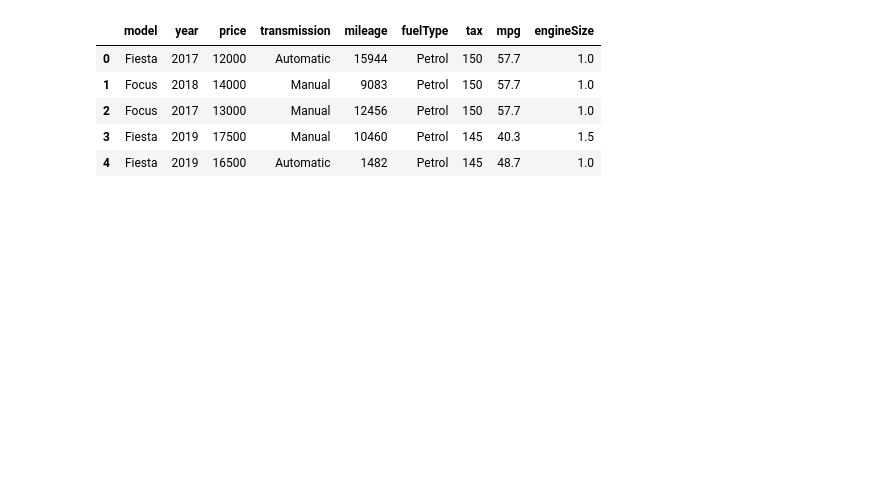
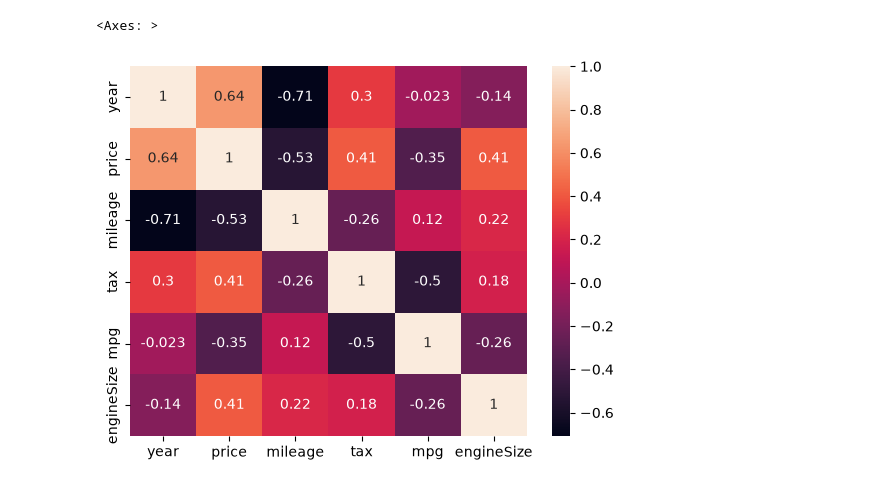
Before and after one commit to harshalk2022/Ford_Car_Price_Prediction, a Jupyter notebook: price_prediction.ipynb, the cells around one changed output. Cells and saved outputs as stored; diff of their text form; code cells hidden in the pictures; blank space fills up the shorter version.

```diff
--- a/price_prediction.ipynb
+++ b/price_prediction.ipynb
@@ -9,9 +76,5 @@ df = pd.read_csv(file_path)
 # %%
-df.head()
+sns.heatmap(df.corr(numeric_only=True), annot=True)
 # %% [output]
-|  | model | year | price | transmission | mileage | fuelType | tax | mpg | engineSize |
-| 0 | Fiesta | 2017 | 12000 | Automatic | 15944 | Petrol | 150 | 57.7 | 1.0 |
-| 1 | Focus | 2018 | 14000 | Manual | 9083 | Petrol | 150 | 57.7 | 1.0 |
-| 2 | Focus | 2017 | 13000 | Manual | 12456 | Petrol | 150 | 57.7 | 1.0 |
-| 3 | Fiesta | 2019 | 17500 | Manual | 10460 | Petrol | 145 | 40.3 | 1.5 |
-| 4 | Fiesta | 2019 | 16500 | Automatic | 1482 | Petrol | 145 | 48.7 | 1.0 |
+<Axes: >
+[figure, added]
```
Also changed, not shown: parts of 48 cells of this notebook, 1 other file.
